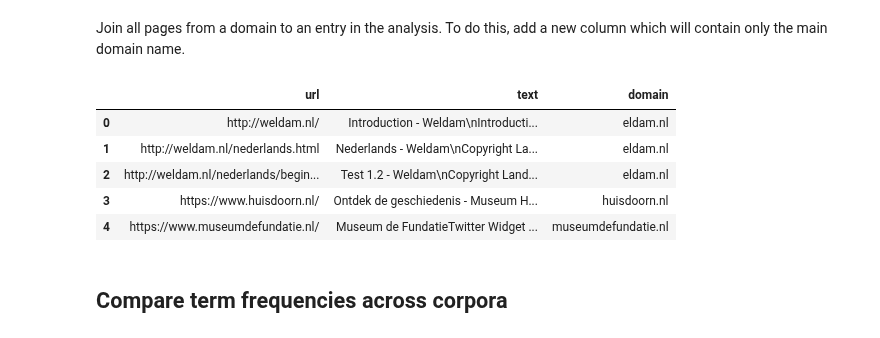
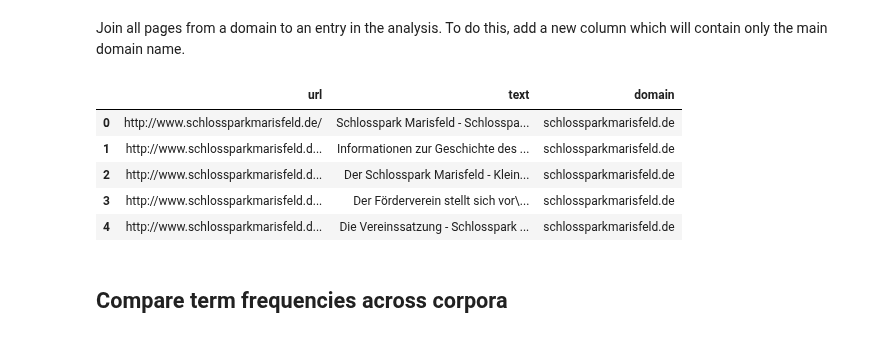
Before and after one commit to jazoza/HHD, a Jupyter notebook: 06_HH_compare_cc.ipynb, the cells around one changed output. Saved outputs shown, nothing was run; the diff lists cells and outputs as text; code cells hidden in the pictures.

```diff
--- a/06_HH_compare_cc.ipynb
+++ b/06_HH_compare_cc.ipynb
@@ -98,14 +98,14 @@ for k, v in df_dict.items():
   v['domain'] = v['url'].apply(extract_main_domain)
 # %%
 # check one of the dataframes
-df_NL.head()
+df_DE.head()
 # %% [output]
 |  | url | text | domain |
-| 0 | http://weldam.nl/ | Introduction - Weldam\nIntroducti... | eldam.nl |
-| 1 | http://weldam.nl/nederlands.html | Nederlands - Weldam\nCopyright La... | eldam.nl |
-| 2 | http://weldam.nl/nederlands/begin... | Test 1.2 - Weldam\nCopyright Land... | eldam.nl |
-| 3 | https://www.huisdoorn.nl/ | Ontdek de geschiedenis - Museum H... | huisdoorn.nl |
-| 4 | https://www.museumdefundatie.nl/ | Museum de FundatieTwitter Widget ... | museumdefundatie.nl |
+| 0 | http://www.schlossparkmarisfeld.de/ | Schlosspark Marisfeld - Schlosspa... | schlossparkmarisfeld.de |
+| 1 | http://www.schlossparkmarisfeld.d... | Informationen zur Geschichte des ... | schlossparkmarisfeld.de |
+| 2 | http://www.schlossparkmarisfeld.d... | Der Schlosspark Marisfeld - Klein... | schlossparkmarisfeld.de |
+| 3 | http://www.schlossparkmarisfeld.d... | Der Förderverein stellt sich vor\... | schlossparkmarisfeld.de |
+| 4 | http://www.schlossparkmarisfeld.d... | Die Vereinssatzung - Schlosspark ... | schlossparkmarisfeld.de |
 # %% [markdown]
 ## Compare term frequencies across corpora
 # %%
```
Also changed, not shown: parts of 11 cells of this notebook.
